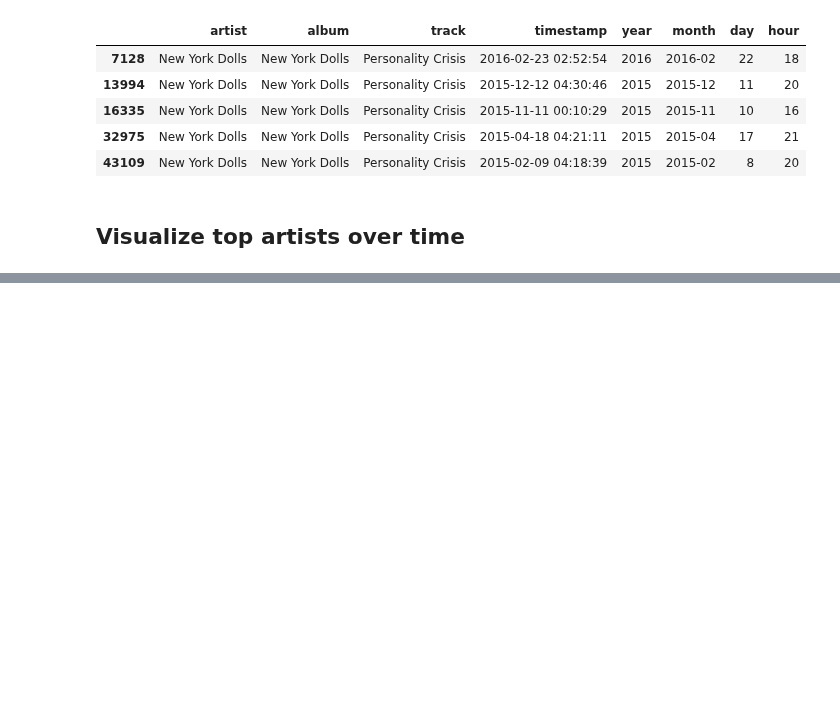
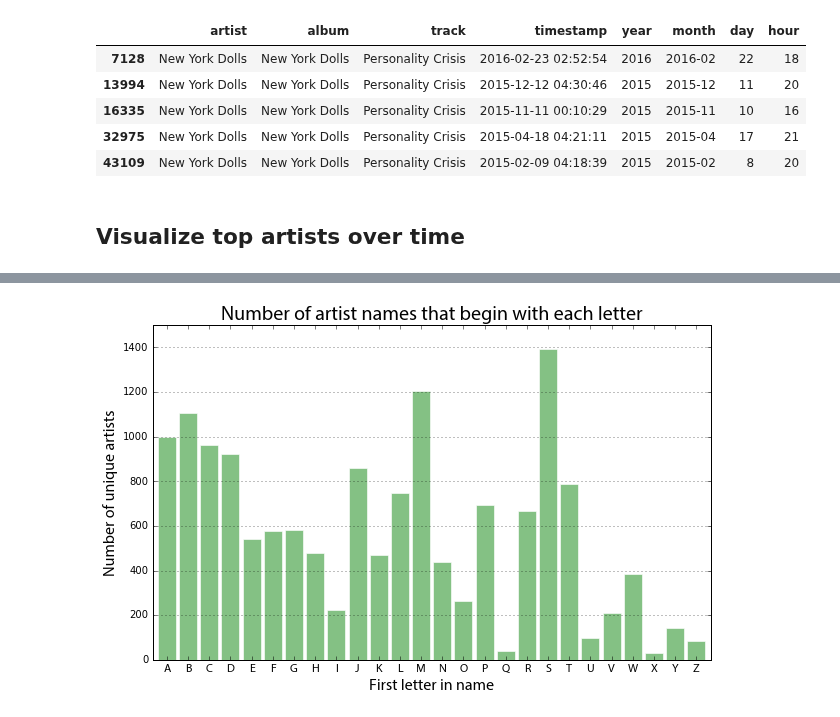
Before and after one commit to gboeing/data-visualization, a Jupyter notebook: lastfm-listening-history/lastfm_analysis.ipynb, the cells around one changed output, grey strips where cells are left out. Saved outputs shown, nothing was run; the diff lists cells and outputs as text; code cells hidden in the pictures; blank space fills up the shorter version.

```diff
--- a/lastfm-listening-history/lastfm_analysis.ipynb
+++ b/lastfm-listening-history/lastfm_analysis.ipynb
@@ -386,0 +392,20 @@ plt.show()
+# %%
+# remove 'The ' preceding artist names, get unique set of names, then get first letter frequency
+artists_clean = scrobbles['artist'].str.replace('The ','')
+first_letters = pd.Series(artists_clean.unique()).map(lambda x: x.upper()[0]).value_counts()
+first_letters = first_letters[[c for c in string.uppercase]]
+# %%
+# plot the frequency of artist names that begin with each letter
+ax = first_letters.plot(kind='bar', figsize=[10, 6], width=0.85, alpha=0.6, color='#339933', edgecolor='w')
+ax.yaxis.grid(True)
+ax.set_ylim((0, 1500))
+ax.set_xticklabels(first_letters.index, rotation=0, rotation_mode='anchor', ha='center', fontproperties=ticks_font)
+
+ax.set_title('Number of artist names that begin with each letter', fontproperties=title_font)
+ax.set_xlabel('First letter in name', fontproperties=label_font)
+ax.set_ylabel('Number of unique artists', fontproperties=label_font)
+
+plt.savefig('images/lastfm-artists-first-letter-count.png', dpi=96, bbox_inches='tight')
+plt.show()
+# %% [output]
+[figure, added]
```
Also changed, not shown: parts of 16 cells of this notebook, 5 other files.
